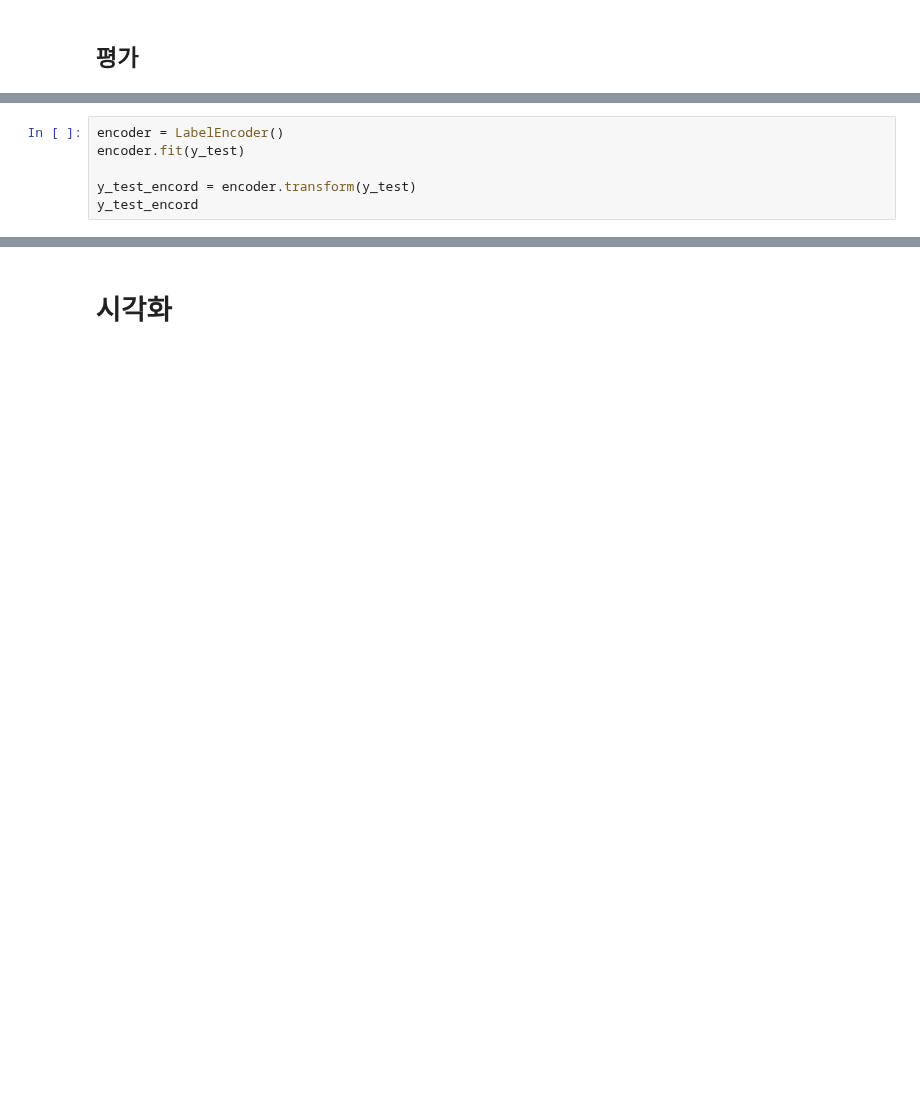
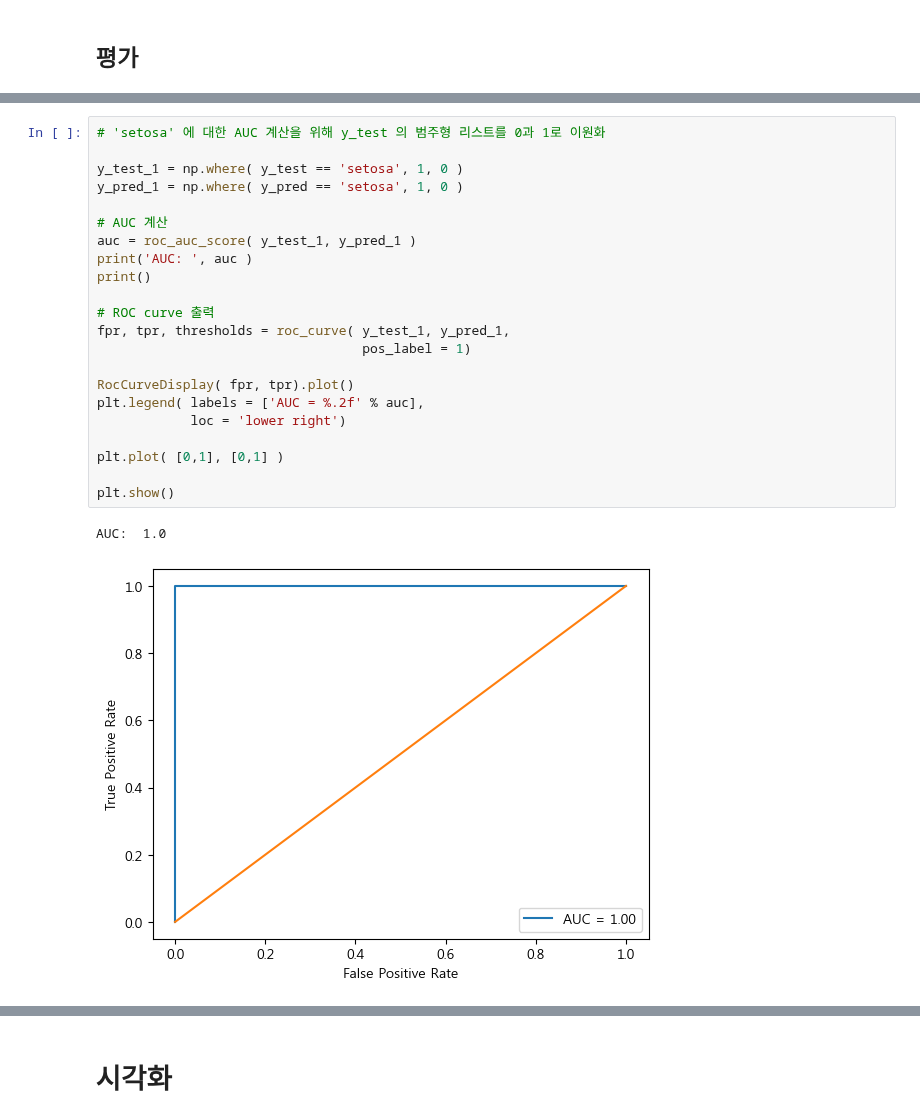
Before and after one commit to anjuiswhat/TIL, a Jupyter notebook: ADP_study/Python/5_정형 데이터마이닝/분류/정리_kNN.ipynb, the cells around one changed output, grey strips where cells are left out. Cells and saved outputs as stored; diff of their text form; blank space fills up the shorter version.

```diff
--- a/ADP_study/Python/5_정형 데이터마이닝/분류/정리_kNN.ipynb
+++ b/ADP_study/Python/5_정형 데이터마이닝/분류/정리_kNN.ipynb
@@ -366,6 +235,0 @@ NameError: name 'c' is not defined
-# %%
-encoder = LabelEncoder()
-encoder.fit(y_test)
-
-y_test_encord = encoder.transform(y_test)
-y_test_encord
@@ -374,0 +243,25 @@ pd.DataFrame( {'y_test' : y_test,
+# %%
+# 'setosa' 에 대한 AUC 계산을 위해 y_test 의 범주형 리스트를 0과 1로 이원화
+
+y_test_1 = np.where( y_test == 'setosa', 1, 0 )
+y_pred_1 = np.where( y_pred == 'setosa', 1, 0 )
+
+# AUC 계산
+auc = roc_auc_score( y_test_1, y_pred_1 )
+print('AUC: ', auc )
+print()
+
+# ROC curve 출력
+fpr, tpr, thresholds = roc_curve( y_test_1, y_pred_1,
+                                  pos_label = 1)
+
+RocCurveDisplay( fpr, tpr).plot()
+plt.legend( labels = ['AUC = %.2f' % auc],
+            loc = 'lower right')
+
+plt.plot( [0,1], [0,1] )
+
+plt.show()
+# %% [output]
+AUC:  1.0
+[figure, added]
```
Also changed, not shown: parts of 63 cells of this notebook.
